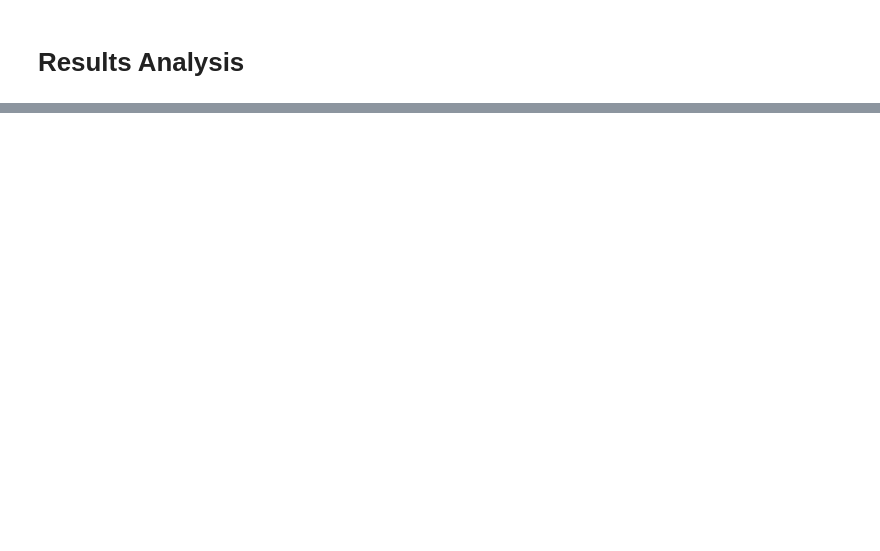
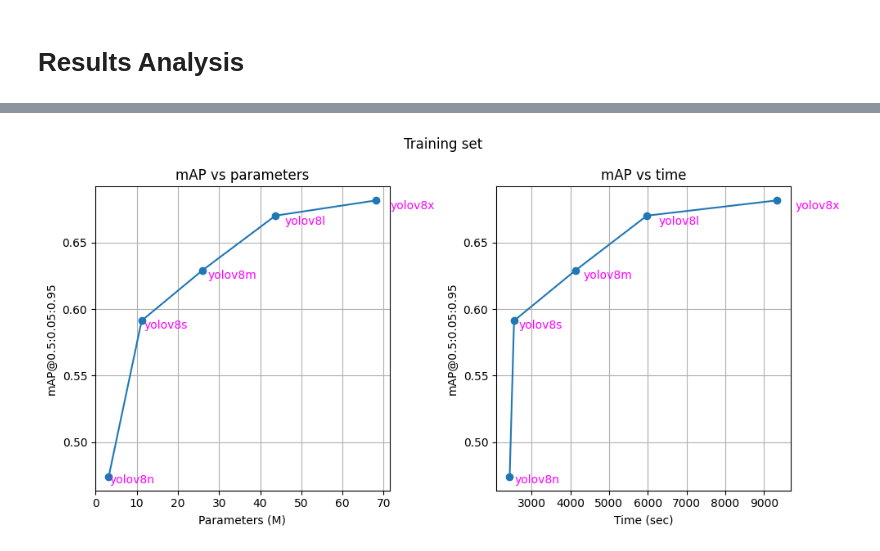
Before and after one commit to KacperChabros/Object-Detection, a Jupyter notebook: ResultsAnalysis.ipynb, the cells around one changed output, grey strips where cells are left out. Saved outputs shown, nothing was run; the diff lists cells and outputs as text; code cells hidden in the pictures; blank space fills up the shorter version.

```diff
--- a/ResultsAnalysis.ipynb
+++ b/ResultsAnalysis.ipynb
@@ -53,3 +53,16 @@ def readData(modelNames, isTrain=False):
        mAP.columns = ["Category", "Average Precision"]
        mAPResults[name] = mAP
     return parametersData, speedResults, mAPResults
+# %%
+def calculateMAP(mAPResults):
+    '''
+        ### calculateMAP
+        calculates mAP over all classes for each model and creates a dictionary.
+
+        :param mAPResults: Dictionary where: Key=YOLO model name, Value=DataFrame with 2 columns: Category and Average Precision
+        :return: Series where: index=YOLO model name, Value=mAP averaged over all classes
+    '''
+    mAPs = OrderedDict()
+    for name, result in mAPResults.items():
+        mAPs[name] = result.iloc[:,-1].sum() / result.shape[0]
+    return pd.Series(mAPs).rename("mAP@0.5:0.05:0.95")
@@ -60,16 +91,3 @@ parametersDataTrain, speedResultsTrain, mAPResultsTrain = readData(modelNames, i
-# %%
-def calculateMAP(mAPResults):
-    '''
-        ### calculateMAP
-        calculates mAP over all classes for each model and creates a dictionary.
-
-        :param mAPResults: Dictionary where: Key=YOLO model name, Value=DataFrame with 2 columns: Category and Average Precision
-        :return: Dictionary where: Key=YOLO model name, Value=mAP averaged over all classes
-    '''
-    mAPs = OrderedDict()
-    for name, result in mAPResults.items():
-        mAPs[name] = result.iloc[:,-1].sum() / result.shape[0]
-    return mAPs
 # %%
 mAPsVal = calculateMAP(mAPResultsVal)
 mAPsTrain = calculateMAP(mAPResultsTrain)
@@ -79,0 +250,4 @@ mAPsTrain = calculateMAP(mAPResultsTrain)
+# %%
+generateLinePlots(parametersDataTrain, speedResultsTrain, mAPsTrain, isTrain=True)
+# %% [output]
+[figure, added]
```
Also changed, not shown: parts of 13 cells of this notebook.
